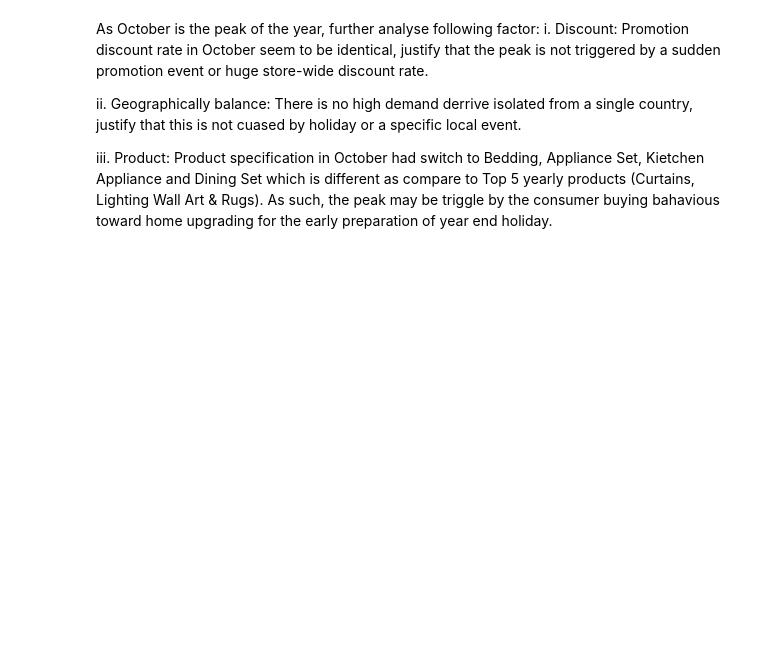
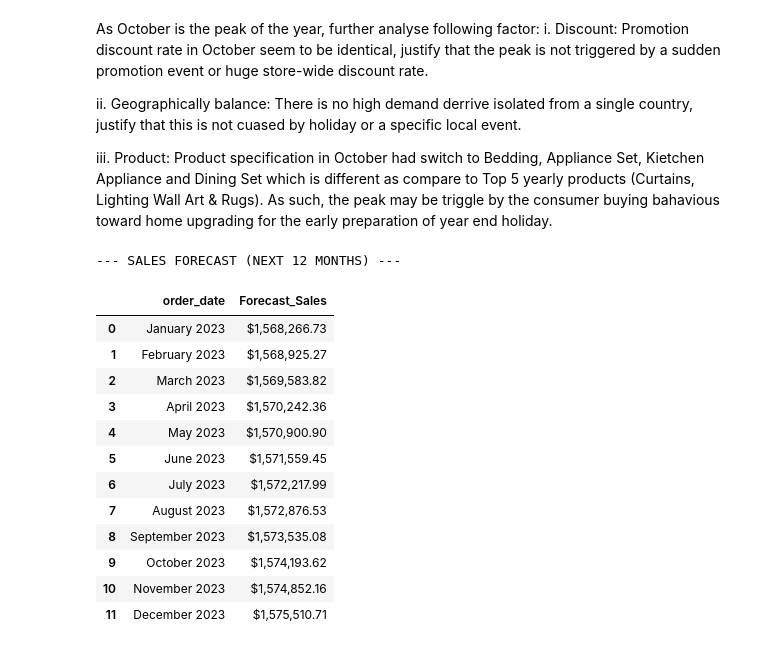
Before and after one commit to VY-MS123/NTUC_Capstone_MarketAnalysis, a Jupyter notebook: Capstone_Market.ipynb, the cells around one changed output. Drawn from its saved outputs; the diff is of its cells as text; code cells hidden in the pictures; blank space fills up the shorter version.

```diff
--- a/Capstone_Market.ipynb
+++ b/Capstone_Market.ipynb
@@ -1254,0 +1257,63 @@ iii. Product: Product specification in October had switch to Bedding, Appliance
+# %%
+import pandas as pd
+import numpy as np
+import matplotlib.pyplot as plt
+from sklearn.linear_model import LinearRegression
+
+# 1. Load data and parse dates
+purch_url = 'https://raw.githubusercontent.com/VY-MS123/NTUC_Capstone_MarketAnalysis/refs/heads/main/purchase.csv'
+df_all = pd.read_csv(purch_url)
+df_all['order_date'] = pd.to_datetime(df_all['order_date'], format='%d-%m-%Y')
+
+# Define sales based on user definition (sales = price)
+df_all['Sales'] = df_all['price']
+
+# 2. Aggregate sales to monthly frequency
+# Note: Excluding the incomplete month of Jan 2023 for training to avoid distorting the trend
+df_monthly = df_all[df_all['order_date'] < '2023-01-01'].groupby(pd.Grouper(key='order_date', freq='ME'))['Sales'].sum().reset_index()
+
+# 3. Create a numeric time index representing the sequence of months
+df_monthly['Time_Index'] = np.arange(len(df_monthly))
+
+# 4. Prepare features and target variable
+X = df_monthly[['Time_Index']]
+y = df_monthly['Sales']
+
+# 5. Initialize and fit the Linear Regression model
+model_trend = LinearRegression()
+model_trend.fit(X, y)
+
+# 6. Forecast the next 12 months
+future_months = 12
+last_index = df_monthly['Time_Index'].max()
+future_indices = np.arange(last_index + 1, last_index + 1 + future_months).reshape(-1, 1)
+
+# Make predictions
+future_predictions = model_trend.predict(future_indices)
+
+# Create a future date range for visualization
+future_dates = pd.date_range(start=df_monthly['order_date'].max() + pd.offsets.MonthEnd(1), periods=future_months, freq='ME')
+
+# Combine results for visualization
+forecast_df = pd.DataFrame({
+    'order_date': future_dates,
+    'Forecast_Sales': future_predictions
+})
+
+print("--- SALES FORECAST (NEXT 12 MONTHS) ---")
+display(forecast_df.style.format({'Forecast_Sales': '${:,.2f}', 'order_date': '{:%B %Y}'}))
+# %% [output]
+--- SALES FORECAST (NEXT 12 MONTHS) ---
+|  | order_date | Forecast_Sales |
+| 0 | January 2023 | $1,568,266.73 |
+| 1 | February 2023 | $1,568,925.27 |
+| 2 | March 2023 | $1,569,583.82 |
+| 3 | April 2023 | $1,570,242.36 |
+| 4 | May 2023 | $1,570,900.90 |
+| 5 | June 2023 | $1,571,559.45 |
+| 6 | July 2023 | $1,572,217.99 |
+| 7 | August 2023 | $1,572,876.53 |
+| 8 | September 2023 | $1,573,535.08 |
+| 9 | October 2023 | $1,574,193.62 |
+| 10 | November 2023 | $1,574,852.16 |
+| 11 | December 2023 | $1,575,510.71 |
```
Also changed, not shown: parts of 3 cells of this notebook.
